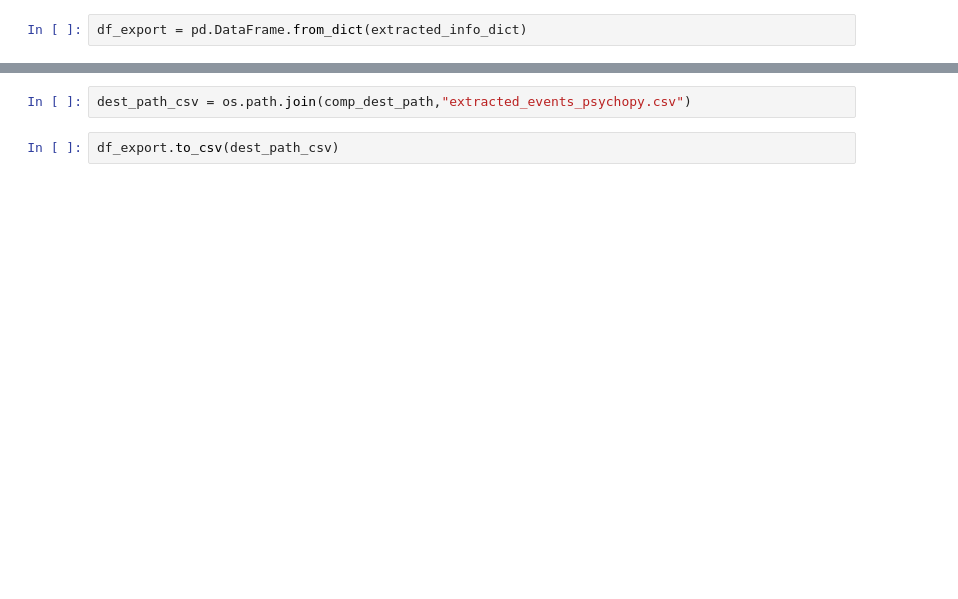
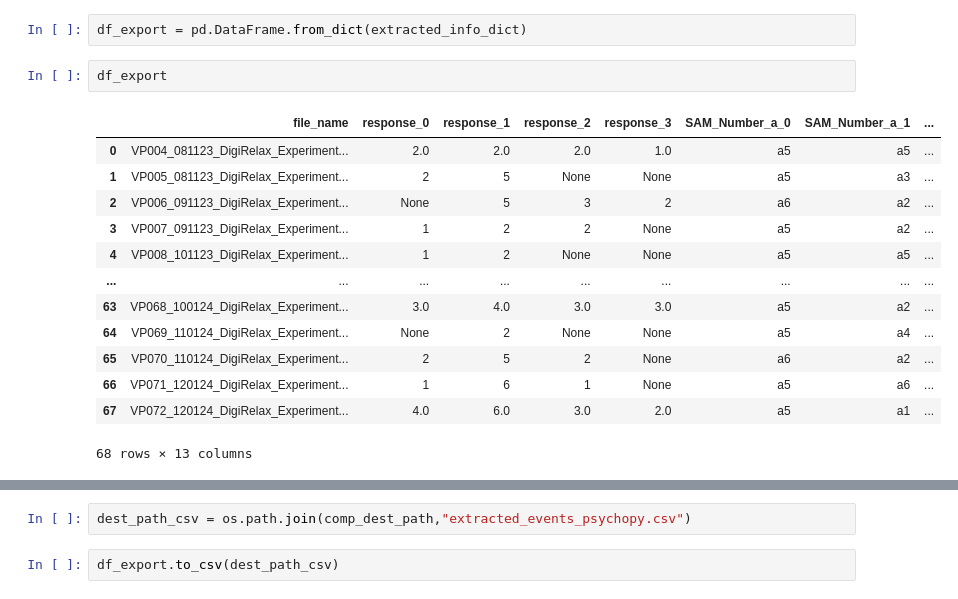
Before and after one commit to saifhanjra/tester_sony_digirelax, a Jupyter notebook: scripts/wp3/wp3_stress_slider.ipynb, the cells around one changed output, grey strips where cells are left out. Saved outputs shown, nothing was run; the diff lists cells and outputs as text; blank space fills up the shorter version.

```diff
--- a/scripts/wp3/wp3_stress_slider.ipynb
+++ b/scripts/wp3/wp3_stress_slider.ipynb
@@ -223,5 +228,21 @@ VP022_231123_DigiRelax_Experiment_2023-11-23_09h47.27.026
 # %%
 df_export = pd.DataFrame.from_dict(extracted_info_dict)
+# %%
+df_export
+# %% [output]
+|  | file_name | response_0 | response_1 | response_2 | response_3 | SAM_Number_a_0 | SAM_Number_a_1 | ... |
+| 0 | VP004_081123_DigiRelax_Experiment... | 2.0 | 2.0 | 2.0 | 1.0 | a5 | a5 | ... |
+| 1 | VP005_081123_DigiRelax_Experiment... | 2 | 5 | None | None | a5 | a3 | ... |
+| 2 | VP006_091123_DigiRelax_Experiment... | None | 5 | 3 | 2 | a6 | a2 | ... |
+| 3 | VP007_091123_DigiRelax_Experiment... | 1 | 2 | 2 | None | a5 | a2 | ... |
+| 4 | VP008_101123_DigiRelax_Experiment... | 1 | 2 | None | None | a5 | a5 | ... |
+| ... | ... | ... | ... | ... | ... | ... | ... | ... |
+| 63 | VP068_100124_DigiRelax_Experiment... | 3.0 | 4.0 | 3.0 | 3.0 | a5 | a2 | ... |
+| 64 | VP069_110124_DigiRelax_Experiment... | None | 2 | None | None | a5 | a4 | ... |
+| 65 | VP070_110124_DigiRelax_Experiment... | 2 | 5 | 2 | None | a6 | a2 | ... |
+| 66 | VP071_120124_DigiRelax_Experiment... | 1 | 6 | 1 | None | a5 | a6 | ... |
+| 67 | VP072_120124_DigiRelax_Experiment... | 4.0 | 6.0 | 3.0 | 2.0 | a5 | a1 | ... |
+68 rows × 13 columns
 # %%
 df_export
 # %% [output]
```
Also changed, not shown: parts of 6 cells of this notebook, 2 other files.
